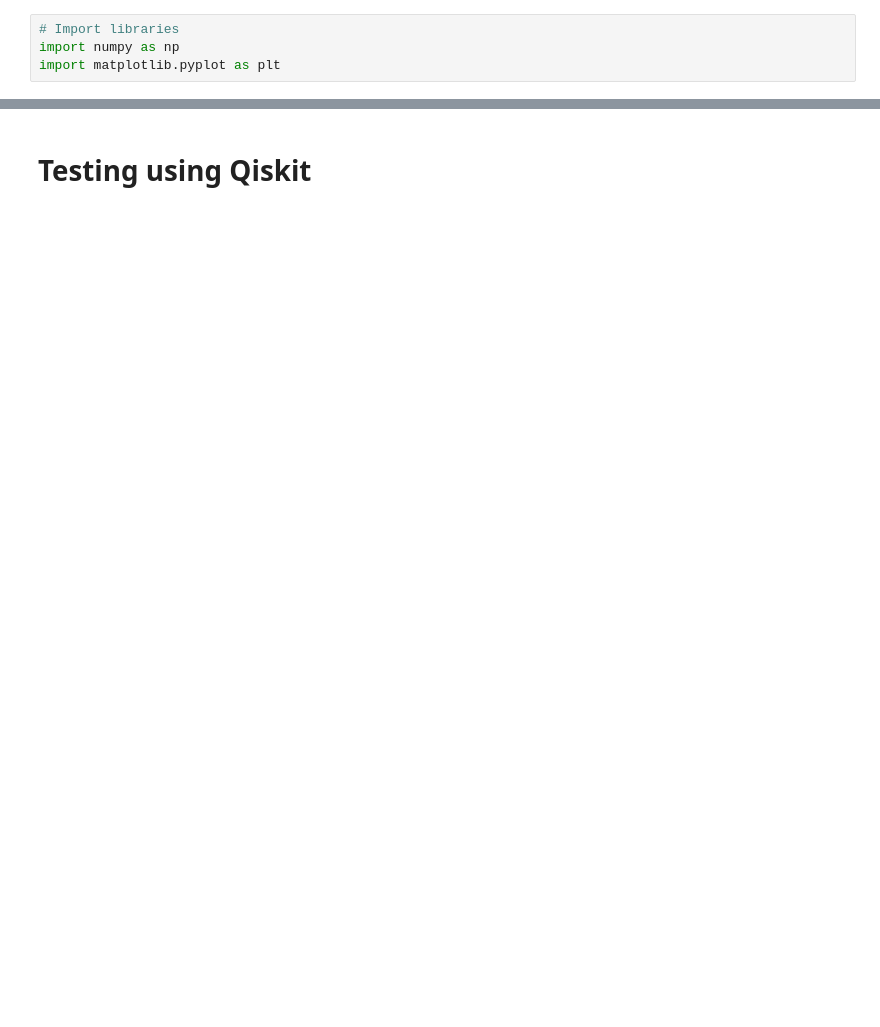
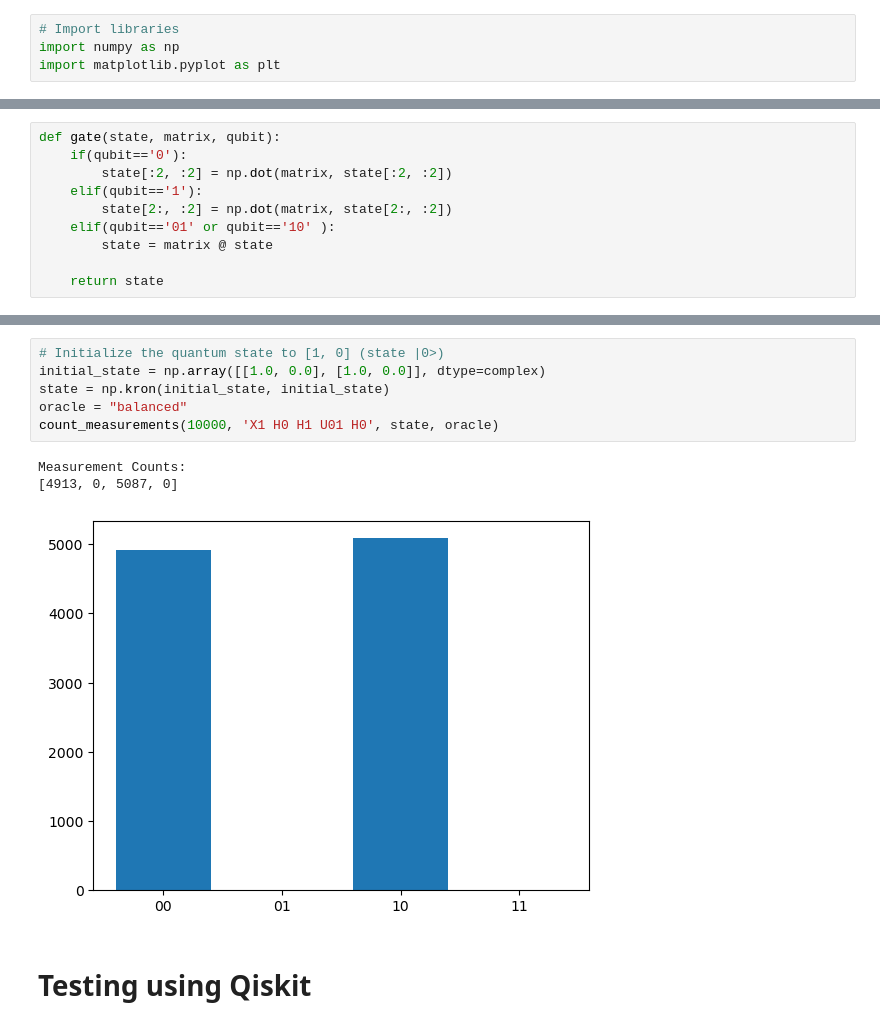
Before and after one commit to FarrellMinette/QuantumComputing, a Jupyter notebook: 1_assignment.ipynb, the cells around one changed output, grey strips where cells are left out. Cells and saved outputs as stored; diff of their text form; blank space fills up the shorter version.

```diff
--- a/1_assignment.ipynb
+++ b/1_assignment.ipynb
@@ -66,2 +58,12 @@ def gate(state, matrix, qubit, label="U"):
+# %%
+def gate(state, matrix, qubit):
+    if(qubit=='0'):
+        state[:2, :2] = np.dot(matrix, state[:2, :2])
+    elif(qubit=='1'):
+        state[2:, :2] = np.dot(matrix, state[2:, :2])
+    elif(qubit=='01' or qubit=='10' ):
+        state = matrix @ state
+
+    return state
 # %%
 # Define a function to apply a sequence of gates to the quantum state
@@ -156,3 +205,13 @@ Final State:
+# %%
+# Initialize the quantum state to [1, 0] (state |0>)
+initial_state = np.array([[1.0, 0.0], [1.0, 0.0]], dtype=complex)
+state = np.kron(initial_state, initial_state)
+oracle = "balanced"
+count_measurements(10000, 'X1 H0 H1 U01 H0', state, oracle)
+# %% [output]
+Measurement Counts:
+[4913, 0, 5087, 0]
+[figure, added]
 # %% [markdown]
 # Testing using Qiskit
 # %%
```
Also changed, not shown: parts of 11 cells of this notebook, 8 other files.
